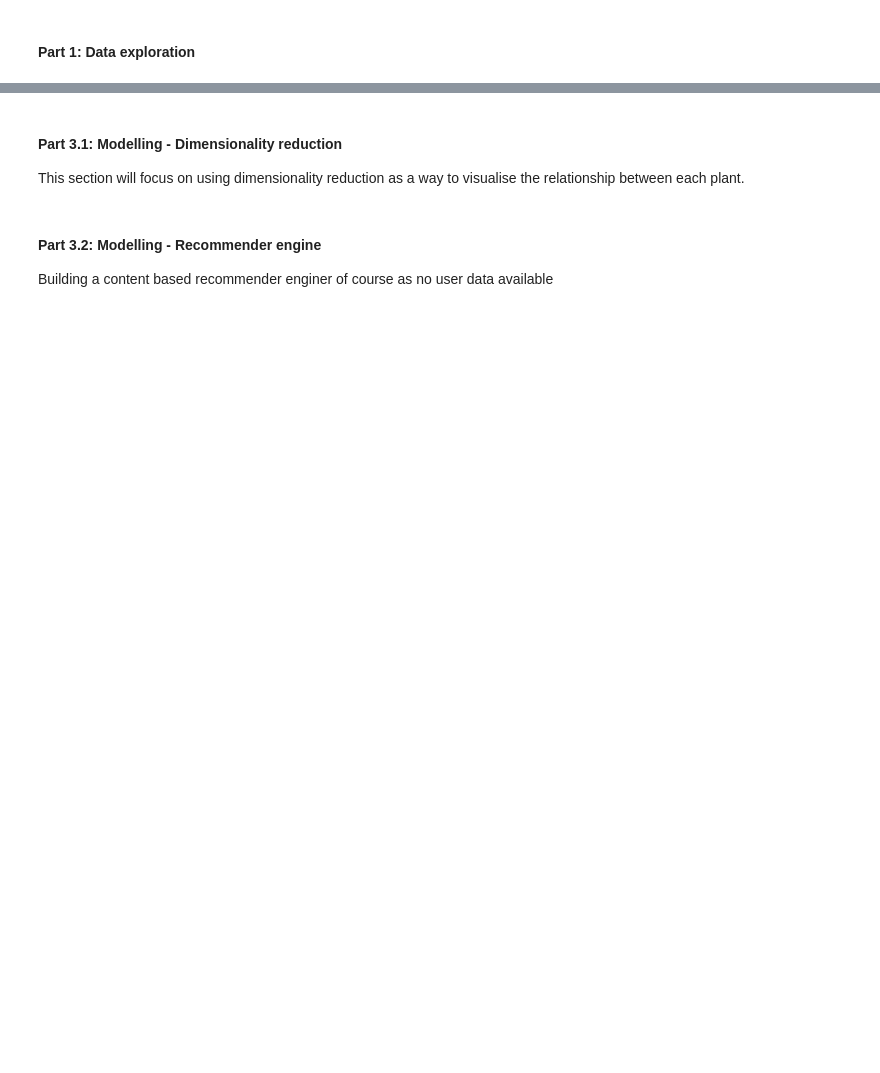
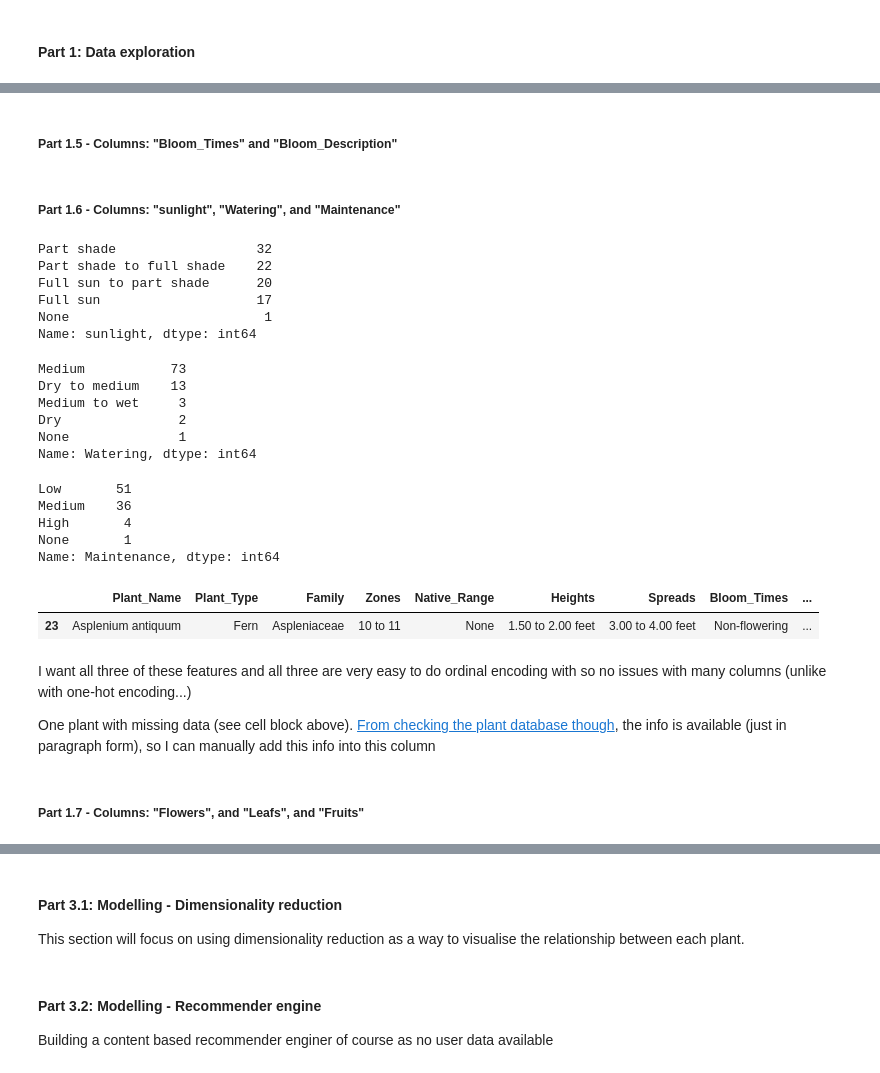
Before and after one commit to RMCrean/House_Plant_Recommender, a Jupyter notebook: House_Plant_Analysis.ipynb, the cells around one changed output, grey strips where cells are left out. Drawn from its saved outputs; the diff is of its cells as text; code cells hidden in the pictures; blank space fills up the shorter version.

```diff
--- a/House_Plant_Analysis.ipynb
+++ b/House_Plant_Analysis.ipynb
@@ -29,0 +193,43 @@ df.head()
+# %% [markdown]
+##### Part 1.5 - Columns: "Bloom_Times" and "Bloom_Description"
+# %% [markdown]
+##### Part 1.6 - Columns: "sunlight", "Watering", and "Maintenance"
+# %%
+plant_df["sunlight"].value_counts()
+# %% [output]
+Part shade                  32
+Part shade to full shade    22
+Full sun to part shade      20
+Full sun                    17
+None                         1
+Name: sunlight, dtype: int64
+# %%
+plant_df["Watering"].value_counts()
+# %% [output]
+Medium           73
+Dry to medium    13
+Medium to wet     3
+Dry               2
+None              1
+Name: Watering, dtype: int64
+# %%
+plant_df["Maintenance"].plant_df["Maintenance"].value_counts()
+# %% [output]
+Low       51
+Medium    36
+High       4
+None       1
+Name: Maintenance, dtype: int64
+# %%
+# identify the plant with missing data
+missing_index = plant_df["Maintenance"].loc[lambda x: x=="None"].index
+plant_df.iloc[missing_index]
+# %% [output]
+|  | Plant_Name | Plant_Type | Family | Zones | Native_Range | Heights | Spreads | Bloom_Times | ... |
+| 23 | Asplenium antiquum | Fern | Aspleniaceae | 10 to 11 | None | 1.50 to 2.00 feet | 3.00 to 4.00 feet | Non-flowering | ... |
+# %% [markdown]
+I want all three of these features and all three are very easy to do ordinal encoding with so no issues with many columns (unlike with one-hot encoding...)
+
+One plant  with missing data (see cell block above). [From checking the plant database though](https://www.missouribotanicalgarden.org/PlantFinder/PlantFinderDetails.aspx?taxonid=241952), the info is available (just in paragraph form), so I can manually add this info into this column
+# %% [markdown]
+##### Part 1.7 - Columns: "Flowers", and "Leafs", and "Fruits"
```
Also changed, not shown: parts of 28 cells of this notebook.
